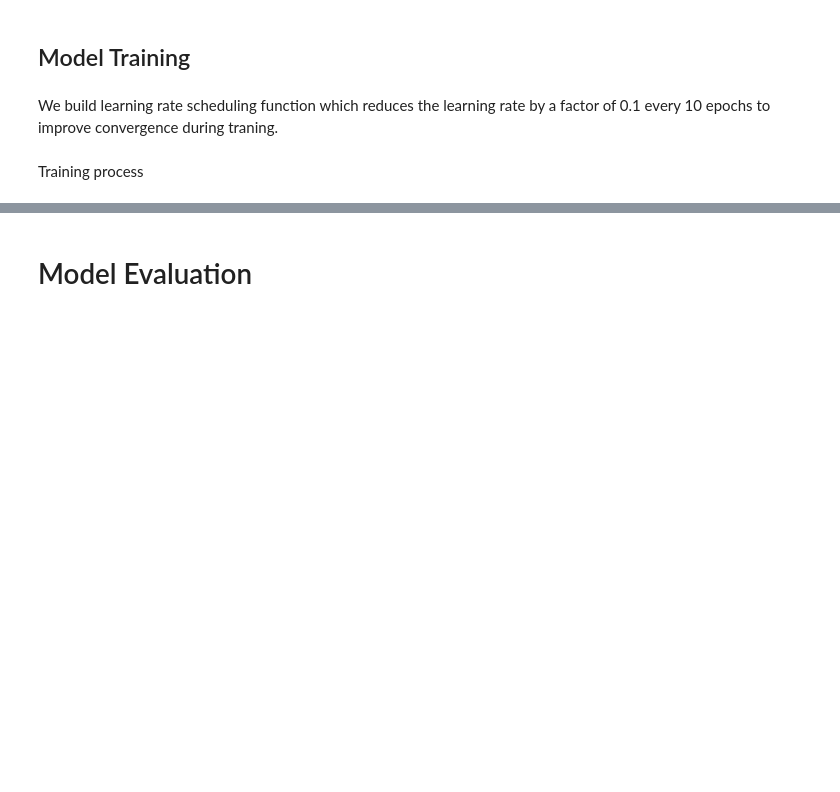
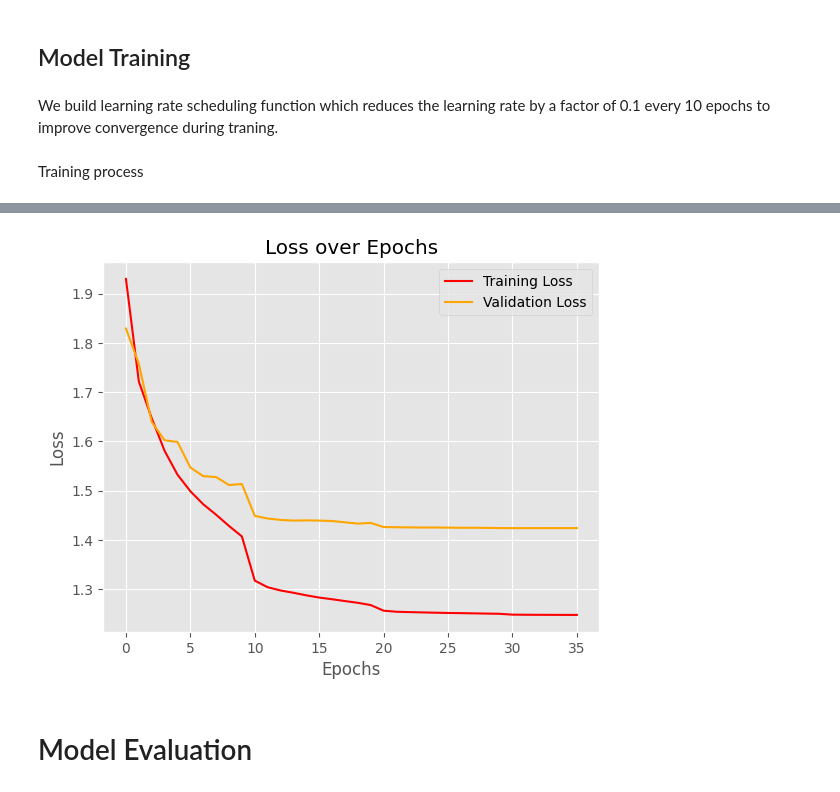
Before and after one commit to khoadole/Neural-Networks-for-Classification, a Jupyter notebook: notebooks/tensorflow_keras.ipynb, the cells around one changed output, grey strips where cells are left out. Drawn from its saved outputs; the diff is of its cells as text; code cells hidden in the pictures; blank space fills up the shorter version.

```diff
--- a/notebooks/tensorflow_keras.ipynb
+++ b/notebooks/tensorflow_keras.ipynb
@@ -94,7 +108,7 @@ input_size = X_train.shape[1]
 # hidden layers
 model = tf.keras.models.Sequential([
   Dense(256, activation='relu', input_shape=(input_size,)),
-  BatchNormalization(),
+#   BatchNormalization(),
   Dense(128, activation='relu'),
   Dense(10, activation='softmax')
 ])
@@ -191,0 +228,31 @@ Epoch 31/50
+# %%
+# Initialize lists to store loss values
+cesTrainLoss = []
+cesValidLoss = []
+
+# EarlyStopping: Stop training early if the model stops improving
+early_stopping = EarlyStopping(
+    monitor='val_loss',           # Monitors the validation loss to decide when to stop
+    patience=10,                  # Number of epochs with no improvement before stopping
+    min_delta=0.001,              # Minimum change in monitored value to qualify as an improvement
+    restore_best_weights=True     # Restores model weights from the epoch with the best validation loss
+)
+
+# Mark the start time
+start_time = time.time()  # Record the start time of training for tracking duration
+
+# Train the model
+history = model.fit(
+    train_dataset,                # Training dataset
+    validation_data=val_dataset,  # Validation dataset for monitoring performance
+    epochs=200,                    # Maximum number of epochs for training
+    callbacks=[lr_scheduler, early_stopping],  # Callbacks to control training behavior
+    verbose=2                     # Displays detailed output during training (progress for each epoch)
+)
+
+# Record the training and validation loss
+cesTrainLoss = history.history['loss']          # Training loss
+cesValidLoss = history.history['val_loss']      # Validation loss
+
+# Mark the end time
+end_time = time.time()
@@ -198,3 +283,14 @@ Training time: 46.35 seconds
+# %%
+# Plot training and validation losses
+plt.plot(cesTrainLoss, label='Training Loss', color='red')  # Training Loss
+plt.plot(cesValidLoss, label='Validation Loss', color='orange')  # Validation Loss
+plt.title('Loss over Epochs')
+plt.xlabel('Epochs')
+plt.ylabel('Loss')
+plt.legend()
+plt.show()
+# %% [output]
+[figure, added]
 # %% [markdown]
 # Model Evaluation
 # %%
```
Also changed, not shown: parts of 15 cells of this notebook, 1 other file.
